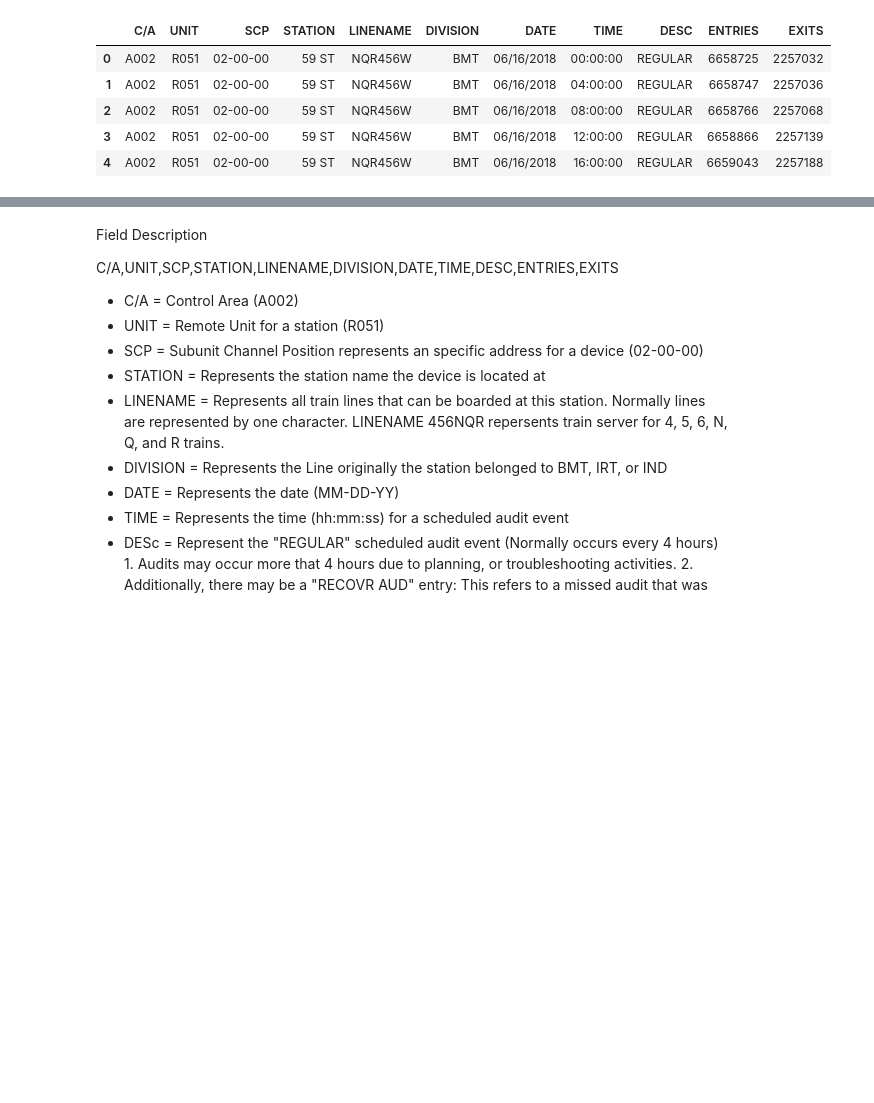
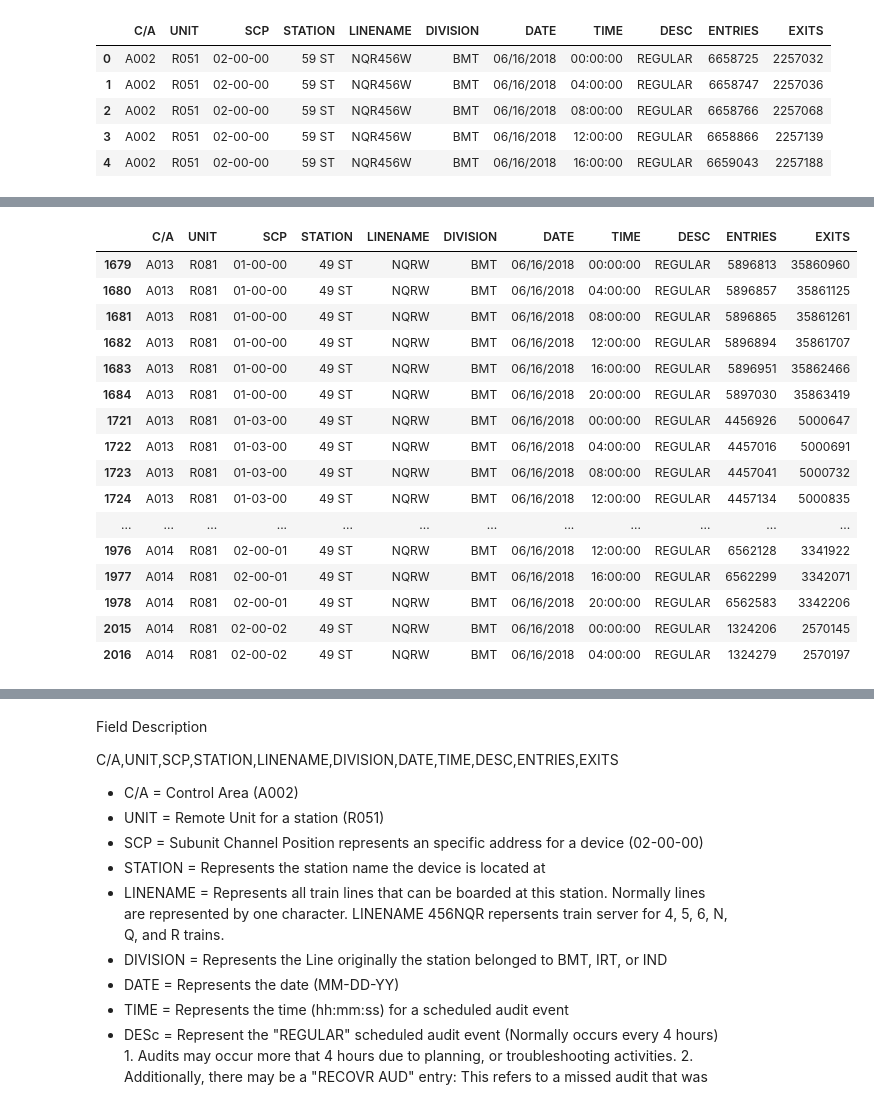
Before and after one commit to BotScutters/metis-project-01, a Jupyter notebook: initial_exploration.ipynb, the cells around one changed output, grey strips where cells are left out. Saved outputs shown, nothing was run; the diff lists cells and outputs as text; code cells hidden in the pictures; blank space fills up the shorter version.

```diff
--- a/initial_exploration.ipynb
+++ b/initial_exploration.ipynb
@@ -122,0 +125,20 @@ data
+# %%
+data[(data['DATE'] == '06/16/2018') & (data['STATION'] == '49 ST')].head(50)
+# %% [output]
+|  | C/A | UNIT | SCP | STATION | LINENAME | DIVISION | DATE | TIME | DESC | ENTRIES | EXITS |
+| 1679 | A013 | R081 | 01-00-00 | 49 ST | NQRW | BMT | 06/16/2018 | 00:00:00 | REGULAR | 5896813 | 35860960 |
+| 1680 | A013 | R081 | 01-00-00 | 49 ST | NQRW | BMT | 06/16/2018 | 04:00:00 | REGULAR | 5896857 | 35861125 |
+| 1681 | A013 | R081 | 01-00-00 | 49 ST | NQRW | BMT | 06/16/2018 | 08:00:00 | REGULAR | 5896865 | 35861261 |
+| 1682 | A013 | R081 | 01-00-00 | 49 ST | NQRW | BMT | 06/16/2018 | 12:00:00 | REGULAR | 5896894 | 35861707 |
+| 1683 | A013 | R081 | 01-00-00 | 49 ST | NQRW | BMT | 06/16/2018 | 16:00:00 | REGULAR | 5896951 | 35862466 |
+| 1684 | A013 | R081 | 01-00-00 | 49 ST | NQRW | BMT | 06/16/2018 | 20:00:00 | REGULAR | 5897030 | 35863419 |
+| 1721 | A013 | R081 | 01-03-00 | 49 ST | NQRW | BMT | 06/16/2018 | 00:00:00 | REGULAR | 4456926 | 5000647 |
+| 1722 | A013 | R081 | 01-03-00 | 49 ST | NQRW | BMT | 06/16/2018 | 04:00:00 | REGULAR | 4457016 | 5000691 |
+| 1723 | A013 | R081 | 01-03-00 | 49 ST | NQRW | BMT | 06/16/2018 | 08:00:00 | REGULAR | 4457041 | 5000732 |
+| 1724 | A013 | R081 | 01-03-00 | 49 ST | NQRW | BMT | 06/16/2018 | 12:00:00 | REGULAR | 4457134 | 5000835 |
+| ... | ... | ... | ... | ... | ... | ... | ... | ... | ... | ... | ... |
+| 1976 | A014 | R081 | 02-00-01 | 49 ST | NQRW | BMT | 06/16/2018 | 12:00:00 | REGULAR | 6562128 | 3341922 |
+| 1977 | A014 | R081 | 02-00-01 | 49 ST | NQRW | BMT | 06/16/2018 | 16:00:00 | REGULAR | 6562299 | 3342071 |
+| 1978 | A014 | R081 | 02-00-01 | 49 ST | NQRW | BMT | 06/16/2018 | 20:00:00 | REGULAR | 6562583 | 3342206 |
+| 2015 | A014 | R081 | 02-00-02 | 49 ST | NQRW | BMT | 06/16/2018 | 00:00:00 | REGULAR | 1324206 | 2570145 |
+| 2016 | A014 | R081 | 02-00-02 | 49 ST | NQRW | BMT | 06/16/2018 | 04:00:00 | REGULAR | 1324279 | 2570197 |
```
Also changed, not shown: parts of 19 cells of this notebook.
